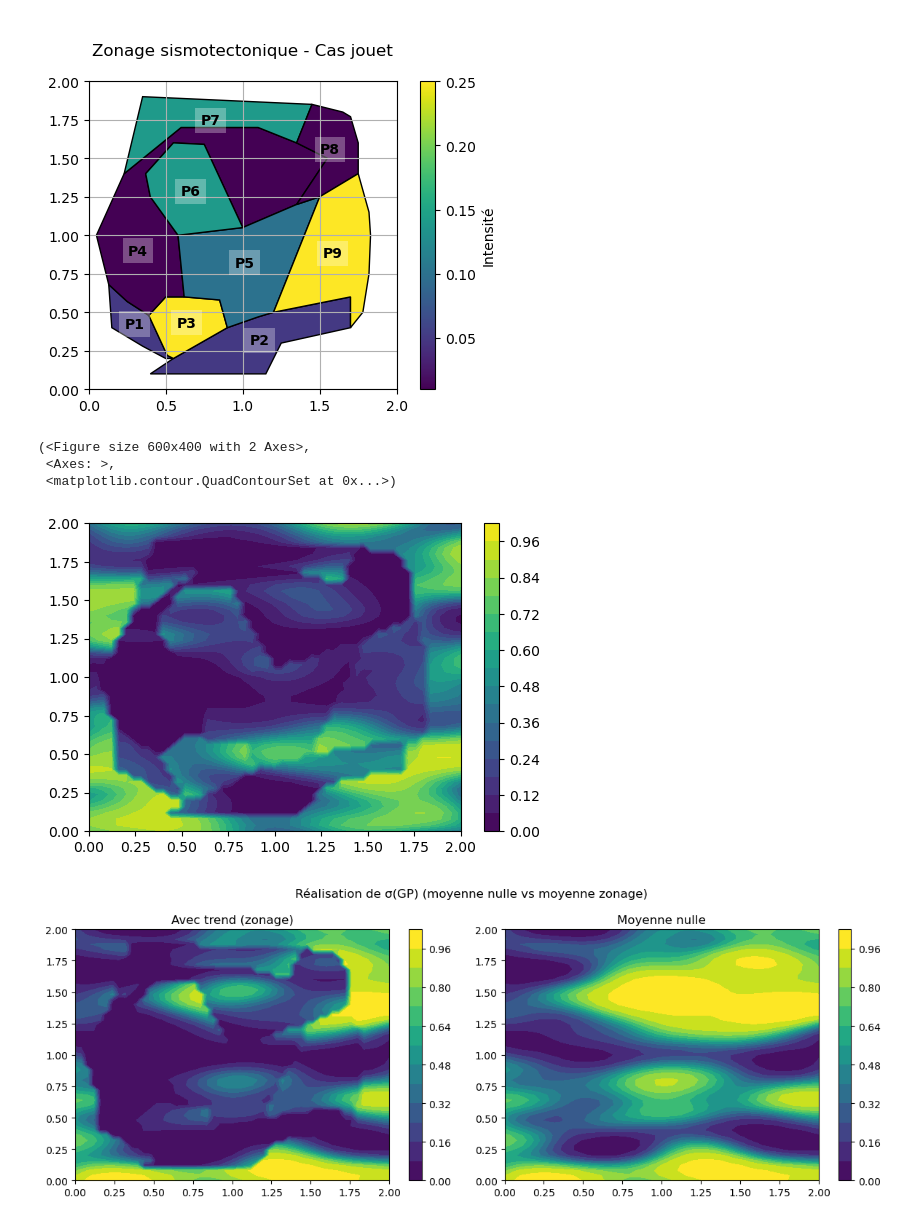
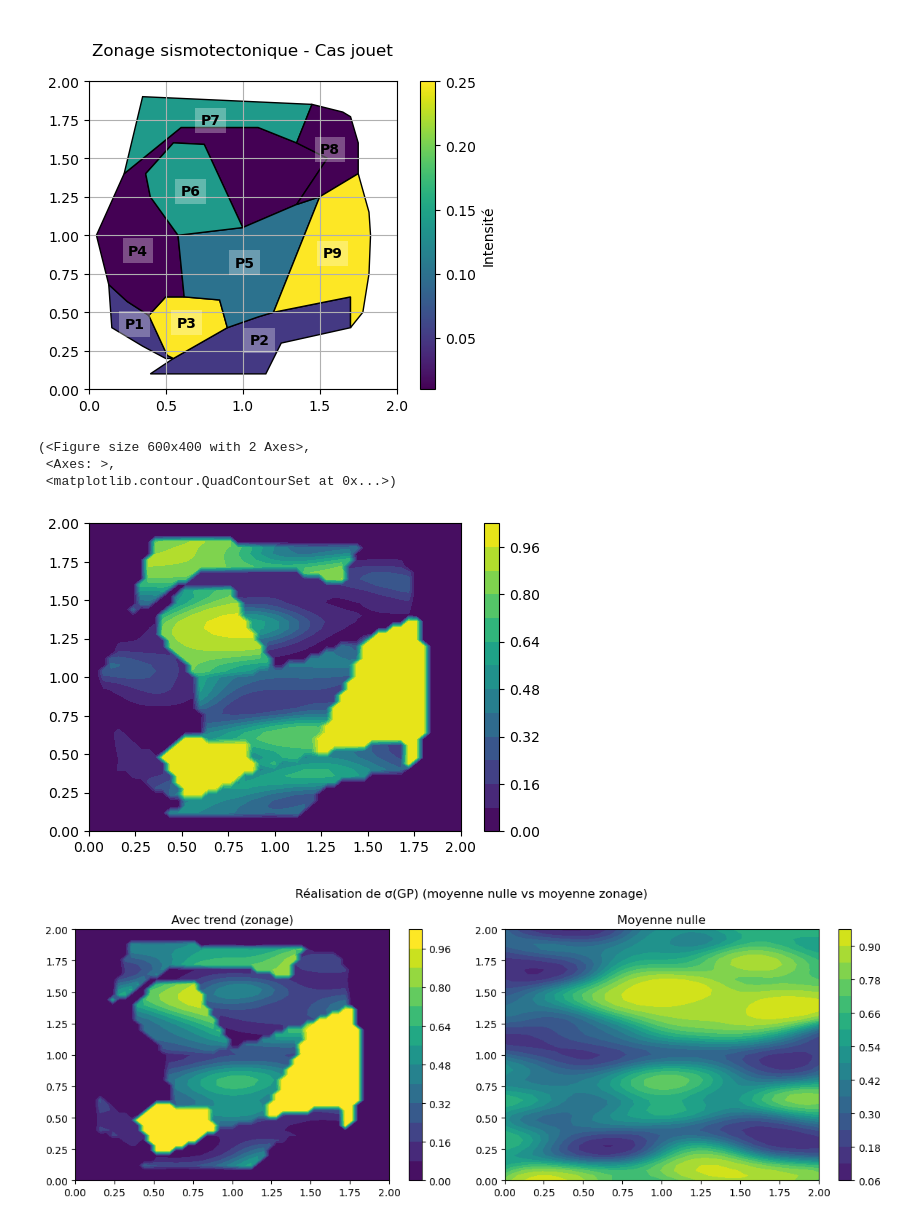
Before and after one commit to IbraSey/phdseydi, a Jupyter notebook: gp.ipynb, the cells around one changed output. Drawn from its saved outputs; the diff is of its cells as text; code cells hidden in the pictures.

```diff
--- a/gp.ipynb
+++ b/gp.ipynb
@@ -123,7 +123,7 @@ mesher = ot.IntervalMesher([50, 50])
 mesh = mesher.build(ot.Interval([0.0, 0.0], [2.0, 2.0]))
 
 def tend(X):
-    return [X[0]**2 + X[1]**2 <= 2.0]
+    return [3*(X[0]**2 + X[1]**2 <= 2.0)]
 
 f = ot.PythonFunction(2, 1, tend)
 fTrend = ot.TrendTransform(f, mesh)
@@ -231,40 +231,39 @@ polygons = [
     Polygon([(0.62,0.6), (0.85,0.58), (0.9,0.4), (1.1,0.47), (1.2,0.5), (1.5,1.25), (1.35,1.2), (1.0,1.05), (0.58,1.0)]),
     Polygon([(0.58,1.0), (1.0,1.05), (0.75,1.59), (0.55,1.6), (0.37,1.4), (0.4,1.25)]),
     Polygon([(0.23,1.4), (0.35,1.9), (1.45,1.85), (1.35,1.6), (1.1, 1.7), (0.6,1.7), (0.23,1.4)]),
     Polygon([(1.45,1.85), (1.35,1.6), (1.55,1.5), (1.35,1.2), (1.5,1.25), (1.75,1.4), (1.75,1.6), (1.7,1.77), (1.65,1.80)]),
     Polygon([(1.5,1.25), (1.2,0.5), (1.7,0.6), (1.7,0.4), (1.78,0.5), (1.82,0.75), (1.83,1.0), (1.82,1.15), (1.75,1.4)])
 ]
 zone_weights = np.array([0.05, 0.05, 0.25, 0.01, 0.1, 0.14, 0.14, 0.01, 0.25])
-areas = np.array([poly.area for poly in polygons])
-Zones = [(prep(p), float(w), float(a)) for p, w, a in zip(polygons, zone_weights, areas)]
+Zones = [(prep(p), float(w)) for p, w in zip(polygons, zone_weights)]
 
 mesher = ot.IntervalMesher([50, 50])
 mesh = mesher.build(ot.Interval([0.0, 0.0], [2.0, 2.0]))
 
 def tend(X):
     x, y = float(X[0]), float(X[1])
     pt = Point(x, y)
-    for P, w, a in Zones:
+    for P, w in Zones:
         if P.covers(pt):
-            return [-np.log((1/w)-1)]
-    return [0.0]
+            return [-np.log((0.25/w)-1)]
+    return [-np.inf]
 
 f = ot.PythonFunction(2, 1, tend)
 fTrend = ot.TrendTransform(f, mesh)
-cov = ot.SquaredExponential([0.35, 0.12], [1.8])
+cov = ot.SquaredExponential([0.35, 0.12], [1.0])
 X = ot.GaussianProcess(fTrend, cov, mesh)
 
 sigmoid = ot.SymbolicFunction(['z'], ['1/(1+exp(-z))'])
 field_function = ot.PythonFieldFunction(mesh, 1, mesh, 1, sigmoid)
 process = ot.CompositeProcess(field_function, X)
 
 field_f = process.getRealization()
 plot_field(field_f)
 # %% [output]
 (<Figure size 600x400 with 2 Axes>,
  <Axes: >,
  <matplotlib.contour.QuadContourSet at 0x...>)
-[figure, old version]
+[figure, new version]
 # %%
 # Avec trend (zonage)
 X_trend = ot.GaussianProcess(fTrend, cov, mesh)
@@ -295,4 +294,4 @@ fig.suptitle("Réalisation de σ(GP) (moyenne nulle vs moyenne zonage)", y=0.98)
 plt.tight_layout()
 plt.show()
 # %% [output]
-[figure, old version]
+[figure, new version]
```
Also changed, not shown: parts of 2 cells of this notebook.
